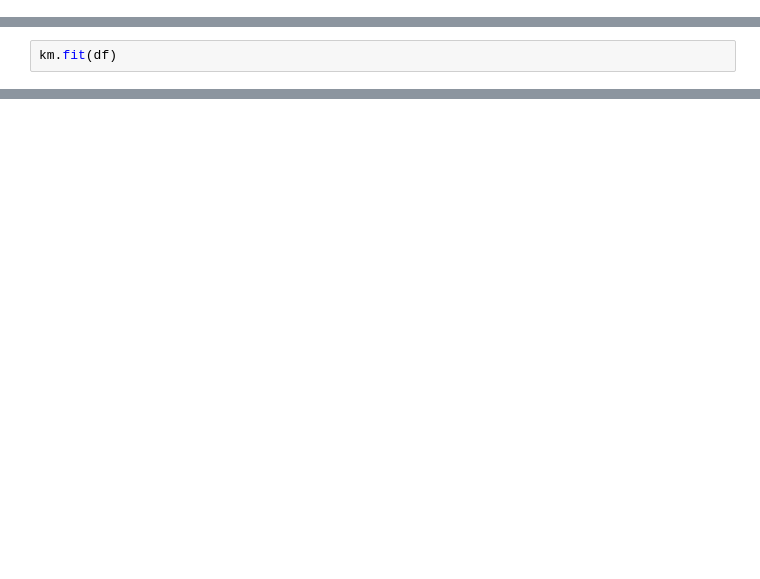
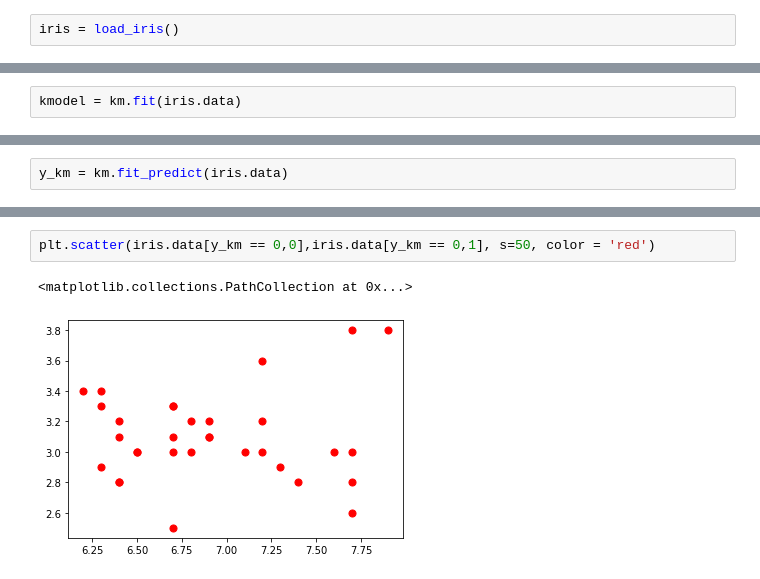
Before and after one commit to Dhruvi0901/Machine-Learning, a Jupyter notebook: Untitled3.ipynb, the cells around one changed output, grey strips where cells are left out. Cells and saved outputs as stored; diff of their text form; blank space fills up the shorter version.

```diff
--- a/Untitled3.ipynb
+++ b/Untitled3.ipynb
@@ -38,0 +6,2 @@ df.head()
+# %%
+iris = load_iris()
@@ -44,2 +66,0 @@ km = KMeans(n_clusters=4)
-# %%
-km.fit(df)
@@ -47,0 +67,2 @@ ValueError: ignored
+# %%
+kmodel = km.fit(iris.data)
@@ -47,0 +86,2 @@ ValueError: ignored
+# %%
+y_km = km.fit_predict(iris.data)
@@ -47,0 +98,5 @@ ValueError: ignored
+# %%
+plt.scatter(iris.data[y_km == 0,0],iris.data[y_km == 0,1], s=50, color = 'red')
+# %% [output]
+<matplotlib.collections.PathCollection at 0x...>
+[figure, added]
```
Also changed, not shown: parts of 15 cells of this notebook.
